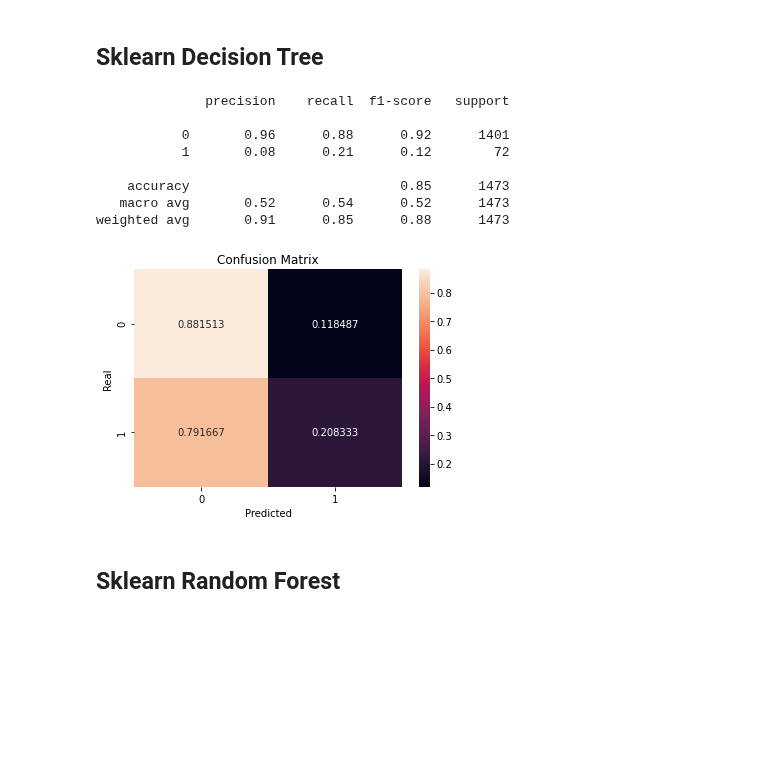
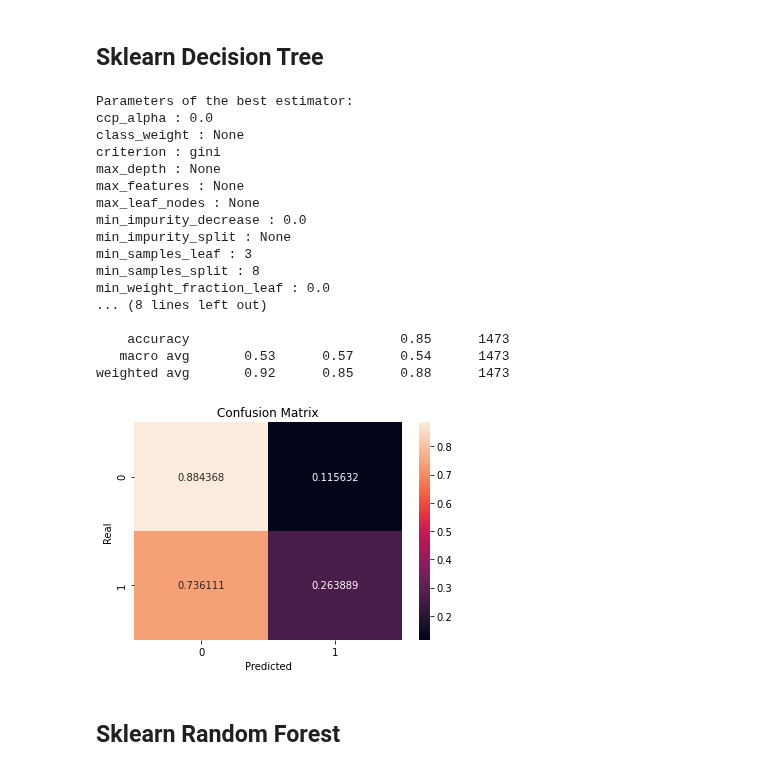
Before and after one commit to iberius96/Classification-task-for-heart-condition, a Jupyter notebook: main.ipynb, the cells around one changed output. Cells and saved outputs as stored; diff of their text form; code cells hidden in the pictures; blank space fills up the shorter version.

```diff
--- a/main.ipynb
+++ b/main.ipynb
@@ -1223,37 +1224,51 @@ def get_best_estimator(*,
                                param_grid = param_grid,
                                cv = _cv,
                                scoring = _scoring,
-                               n_jobs = -1,
-                               verbose = 2)
+                               n_jobs = -1)
     grid_search.fit(X, y)
     best_estimator = grid_search.best_estimator_
 
     if(verbose):
         parms = best_estimator.get_params()
+        print('Parameters of the best estimator:')
         for i in parms:
             print (i,':',parms[i])
 
     return best_estimator
 # %% [markdown]
 ## Sklearn Decision Tree
-# %%
-sklearn_tree = tree.DecisionTreeClassifier()
-sklearn_tree.fit(X_train_SMOTE, y_train_SMOTE)
-
-'''print("TRAIN DATA")
-score_model(sklearn_tree, X_train, y_train)
-print("\nTEST DATA")'''
-sklearn_tree_class_report = score_model(sklearn_tree, X_test, y_test, 'Sklearn Decision Tree')
-# %% [output]
-              precision    recall  f1-score   support
-
-           0       0.96      0.88      0.92      1401
-           1       0.08      0.21      0.12        72
-
-    accuracy                           0.85      1473
-   macro avg       0.52      0.54      0.52      1473
-weighted avg       0.91      0.85      0.88      1473
-[figure, removed]
+# %%
+sklearn_tree_grid = {
+    'max_depth': [None, 80, 90, 100],
+    'min_samples_leaf': [3, 4, 5],
+    'min_samples_split': [8, 10, 12],
+}
+
+sklearn_tree = get_best_estimator(param_grid = sklearn_tree_grid,
+                                    classifier = DecisionTreeClassifier(),
+                                    X = X_train_SMOTE,
+                                    y = y_train_SMOTE.to_numpy().flatten())
+
+sklearn_forest_class_report = score_model(sklearn_tree, X_test, y_test, 'Sklearn Decision Tree')
+# %% [output]
+Parameters of the best estimator:
+ccp_alpha : 0.0
+class_weight : None
+criterion : gini
+max_depth : None
+max_features : None
+max_leaf_nodes : None
+min_impurity_decrease : 0.0
+min_impurity_split : None
+min_samples_leaf : 3
+min_samples_split : 8
+min_weight_fraction_leaf : 0.0
+... (8 lines left out)
+
+    accuracy                           0.85      1473
+   macro avg       0.53      0.57      0.54      1473
+weighted avg       0.92      0.85      0.88      1473
+[figure, added]
 # %% [markdown]
 ## Sklearn Random Forest
 # %%
```
Also changed, not shown: parts of 7 cells of this notebook.
